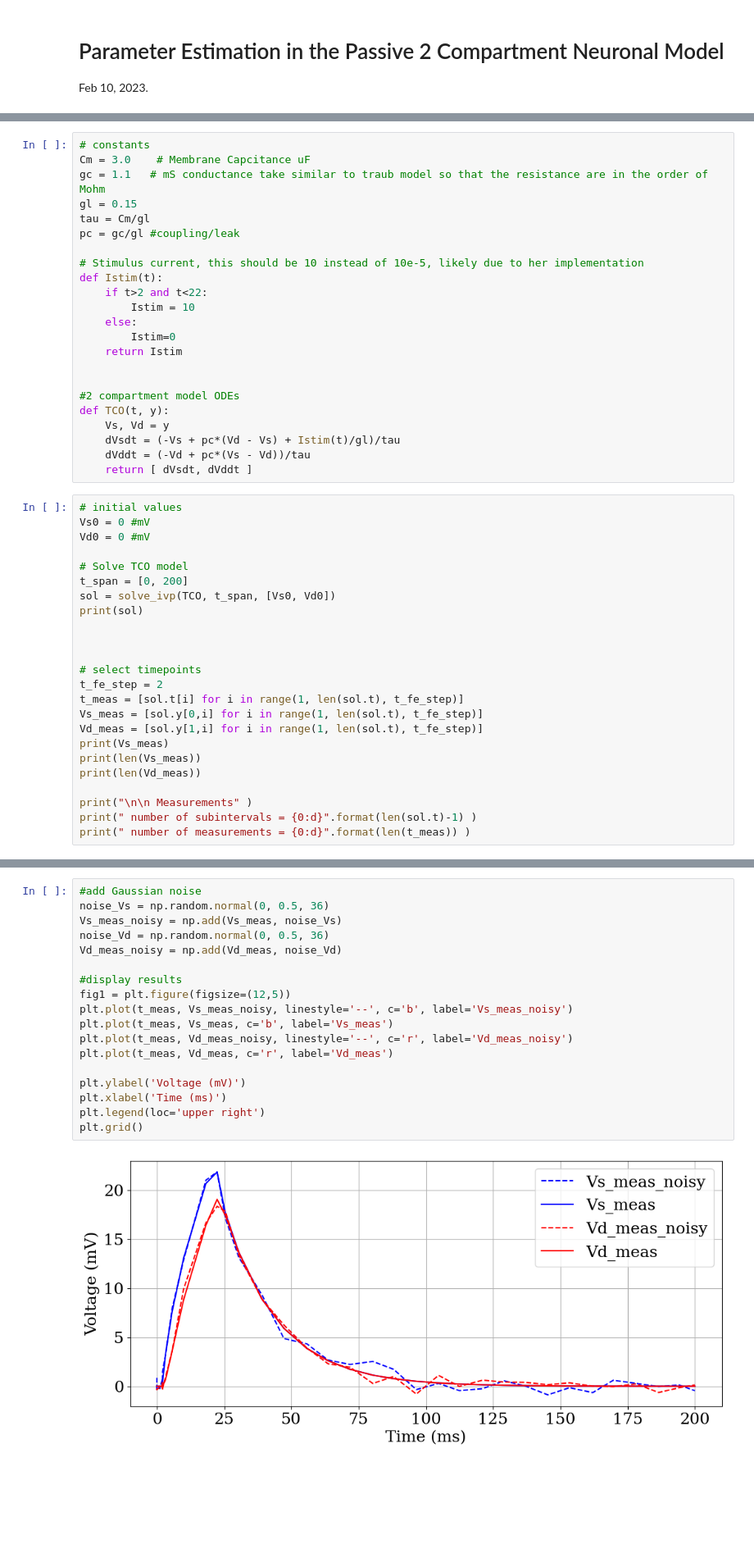
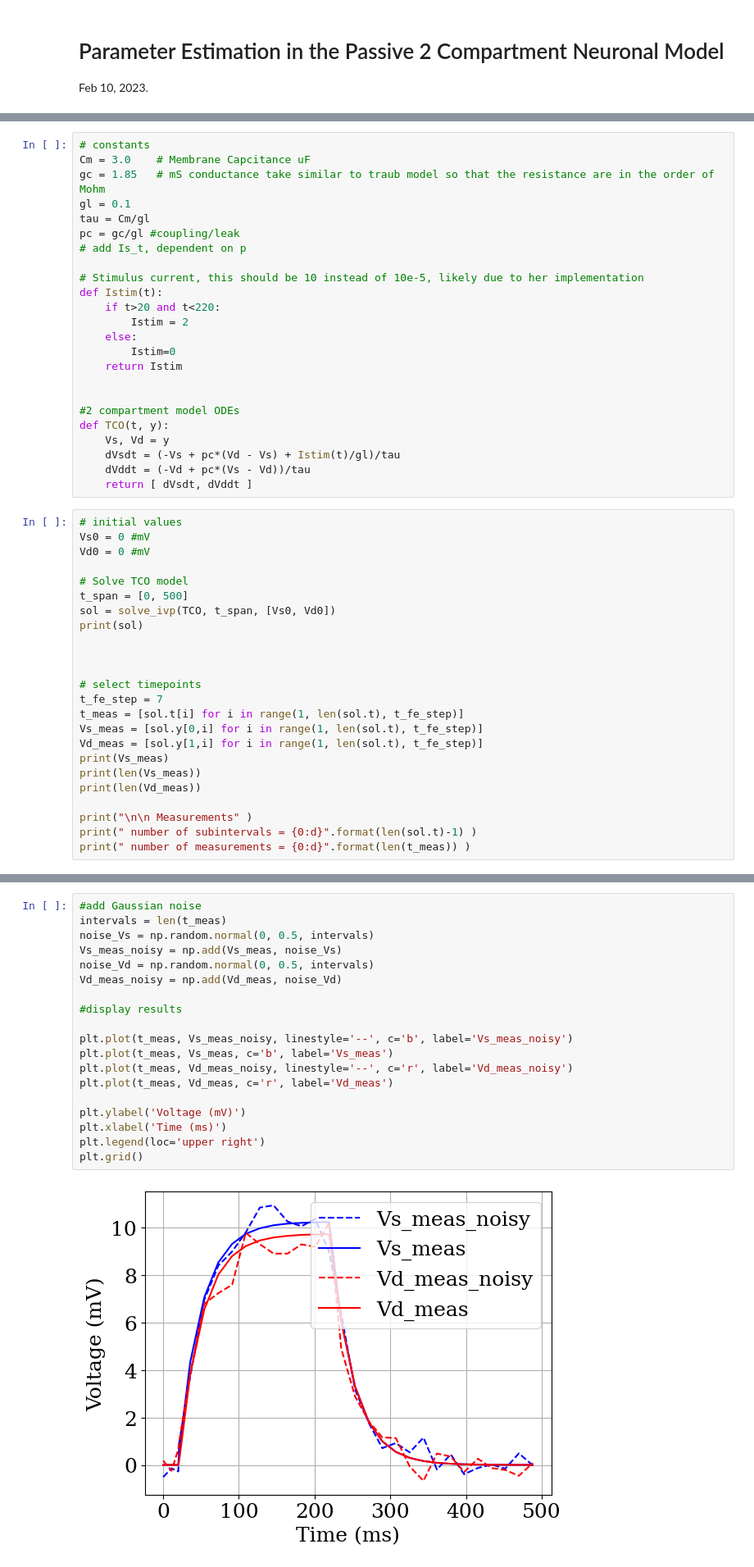
Before and after one commit to jscyyl/GabbianiLab, a Jupyter notebook: 2Compartment_passive_model_AC.ipynb, the cells around one changed output, grey strips where cells are left out. Shown at 82% size. Cells and saved outputs as stored; diff of their text form; blank space fills up the shorter version.

```diff
--- a/2Compartment_passive_model_AC.ipynb
+++ b/2Compartment_passive_model_AC.ipynb
@@ -18,15 +18,16 @@ rcParams['text.usetex'] = False
 # %%
 # constants
 Cm = 3.0    # Membrane Capcitance uF
-gc = 1.1   # mS conductance take similar to traub model so that the resistance are in the order of Mohm
-gl = 0.15
+gc = 1.85   # mS conductance take similar to traub model so that the resistance are in the order of Mohm
+gl = 0.1
 tau = Cm/gl
 pc = gc/gl #coupling/leak
+# add Is_t, dependent on p
 
 # Stimulus current, this should be 10 instead of 10e-5, likely due to her implementation
 def Istim(t):
-    if t>2 and t<22:
-        Istim = 10
+    if t>20 and t<220:
+        Istim = 2
     else:
         Istim=0
     return Istim
@@ -44,14 +45,14 @@ Vs0 = 0 #mV
 Vd0 = 0 #mV
 
 # Solve TCO model
-t_span = [0, 200]
+t_span = [0, 500]
 sol = solve_ivp(TCO, t_span, [Vs0, Vd0])
 print(sol)
 
 
 
 # select timepoints
-t_fe_step = 2
+t_fe_step = 7
 t_meas = [sol.t[i] for i in range(1, len(sol.t), t_fe_step)]
 Vs_meas = [sol.y[0,i] for i in range(1, len(sol.t), t_fe_step)]
 Vd_meas = [sol.y[1,i] for i in range(1, len(sol.t), t_fe_step)]
@@ -103,23 +104,24 @@ plt.grid()
 # %%
 #add Gaussian noise
-noise_Vs = np.random.normal(0, 0.5, 36)
+intervals = len(t_meas)
+noise_Vs = np.random.normal(0, 0.5, intervals)
 Vs_meas_noisy = np.add(Vs_meas, noise_Vs)
-noise_Vd = np.random.normal(0, 0.5, 36)
+noise_Vd = np.random.normal(0, 0.5, intervals)
 Vd_meas_noisy = np.add(Vd_meas, noise_Vd)
 
 #display results
-fig1 = plt.figure(figsize=(12,5))
+
 plt.plot(t_meas, Vs_meas_noisy, linestyle='--', c='b', label='Vs_meas_noisy')
 plt.plot(t_meas, Vs_meas, c='b', label='Vs_meas')
 plt.plot(t_meas, Vd_meas_noisy, linestyle='--', c='r', label='Vd_meas_noisy')
 plt.plot(t_meas, Vd_meas, c='r', label='Vd_meas')
 
 plt.ylabel('Voltage (mV)')
 plt.xlabel('Time (ms)')
 plt.legend(loc='upper right')
 plt.grid()
 # %% [output]
-[figure, old version]
+[figure, new version]
 # %% [markdown]
 ## Parameter Estimation
 # %%
```
Also changed, not shown: parts of 7 cells of this notebook.
